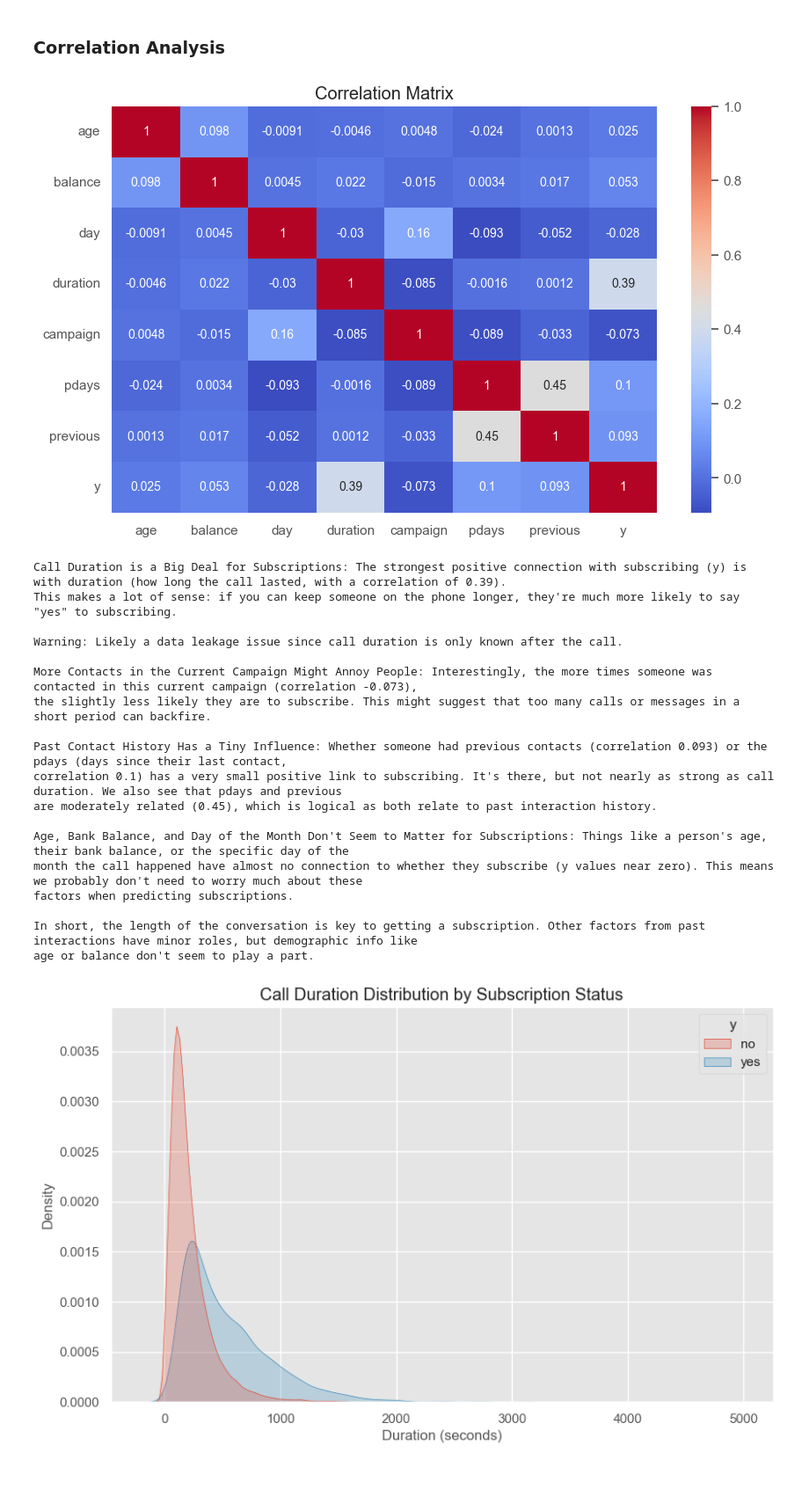
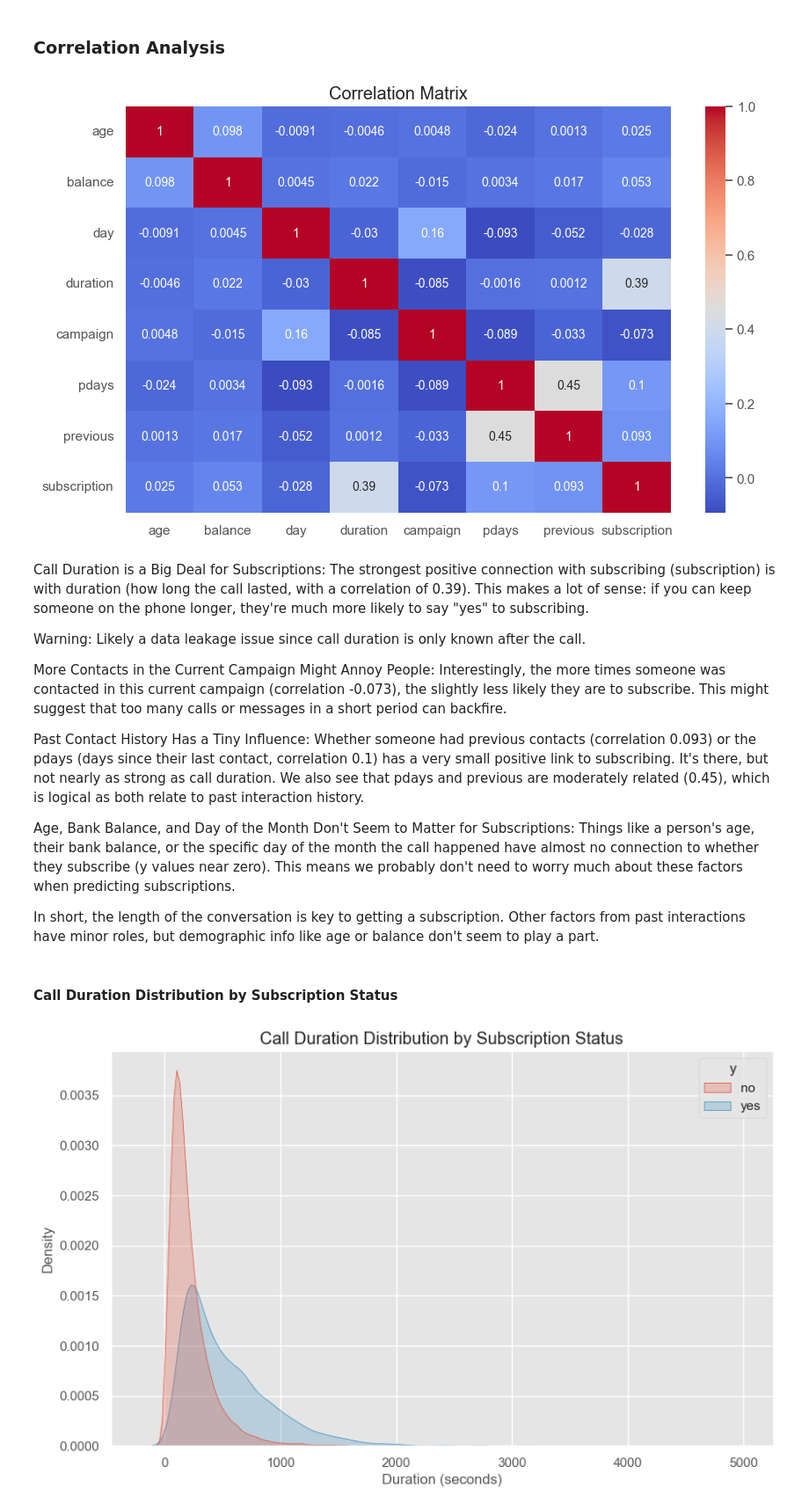
Before and after one commit to JohnEvansOkyere/bank-subscription-prediction, a Jupyter notebook: notebook/01_eda.ipynb, the cells around one changed output. Shown at 88% size. Saved outputs shown, nothing was run; the diff lists cells and outputs as text; code cells hidden in the pictures; blank space fills up the shorter version.

```diff
--- a/notebook/01_eda.ipynb
+++ b/notebook/01_eda.ipynb
@@ -284,54 +399,37 @@ far outweighs the successful subscriptions, indicating a persistent difficulty i
 # %%
 # Encode target for correlation
 df_numeric = data.copy()
-df_numeric["y"] = df_numeric["y"].map({"no": 0, "yes": 1})
+df_numeric["subscription"] = df_numeric["subscription"].map({"no": 0, "yes": 1})
 
 # Correlation matrix
 plt.figure(figsize=(10, 6))
-sns.heatmap(df_numeric[numeric_cols + ["y"]].corr(), annot=True, cmap="coolwarm")
+sns.heatmap(df_numeric[numeric_cols + ["subscription"]].corr(), annot=True, cmap="coolwarm")
 plt.title("Correlation Matrix")
 plt.show()
-
-print("""
-Call Duration is a Big Deal for Subscriptions: The strongest positive connection with subscribing (y) is with duration (how long the call lasted, with a correlation of 0.39).
-This makes a lot of sense: if you can keep someone on the phone longer, they're much more likely to say "yes" to subscribing.
-
-Warning: Likely a data leakage issue since call duration is only known after the call.
-
-More Contacts in the Current Campaign Might Annoy People: Interestingly, the more times someone was contacted in this current campaign (correlation -0.073),
-the slightly less likely they are to subscribe. This might suggest that too many calls or messages in a short period can backfire.
-
-Past Contact History Has a Tiny Influence: Whether someone had previous contacts (correlation 0.093) or the pdays (days since their last contact,
-correlation 0.1) has a very small positive link to subscribing. It's there, but not nearly as strong as call duration. We also see that pdays and previous
-are moderately related (0.45), which is logical as both relate to past interaction history.
-
-Age, Bank Balance, and Day of the Month Don't Seem to Matter for Subscriptions: Things like a person's age, their bank balance, or the specific day of the
-month the call happened have almost no connection to whether they subscribe (y values near zero). This means we probably don't need to worry much about these
-factors when predicting subscriptions.
-
-In short, the length of the conversation is key to getting a subscription. Other factors from past interactions have minor roles, but demographic info like
-age or balance don't seem to play a part.
-""")
 # %% [output]
-[figure, old version]
+[figure, new version]
-Call Duration is a Big Deal for Subscriptions: The strongest positive connection with subscribing (y) is with duration (how long the call lasted, with a correlation of 0.39).
-This makes a lot of sense: if you can keep someone on the phone longer, they're much more likely to say "yes" to subscribing.
-
-Warning: Likely a data leakage issue since call duration is only known after the call.
-
-More Contacts in the Current Campaign Might Annoy People: Interestingly, the more times someone was contacted in this current campaign (correlation -0.073),
-the slightly less likely they are to subscribe. This might suggest that too many calls or messages in a short period can backfire.
-
-Past Contact History Has a Tiny Influence: Whether someone had previous contacts (correlation 0.093) or the pdays (days since their last contact,
-correlation 0.1) has a very small positive link to subscribing. It's there, but not nearly as strong as call duration. We also see that pdays and previous
-are moderately related (0.45), which is logical as both relate to past interaction history.
-
-Age, Bank Balance, and Day of the Month Don't Seem to Matter for Subscriptions: Things like a person's age, their bank balance, or the specific day of the
-month the call happened have almost no connection to whether they subscribe (y values near zero). This means we probably don't need to worry much about these
-factors when predicting subscriptions.
-
-In short, the length of the conversation is key to getting a subscription. Other factors from past interactions have minor roles, but demographic info like
-age or balance don't seem to play a part.
+# %% [markdown]
+
+Call Duration is a Big Deal for Subscriptions: The strongest positive connection with subscribing (subscription) is with duration (how long the call lasted, with a correlation of 0.39).
+This makes a lot of sense: if you can keep someone on the phone longer, they're much more likely to say "yes" to subscribing.
+
+Warning: Likely a data leakage issue since call duration is only known after the call.
+
+More Contacts in the Current Campaign Might Annoy People: Interestingly, the more times someone was contacted in this current campaign (correlation -0.073),
+the slightly less likely they are to subscribe. This might suggest that too many calls or messages in a short period can backfire.
+
+Past Contact History Has a Tiny Influence: Whether someone had previous contacts (correlation 0.093) or the pdays (days since their last contact,
+correlation 0.1) has a very small positive link to subscribing. It's there, but not nearly as strong as call duration. We also see that pdays and previous
+are moderately related (0.45), which is logical as both relate to past interaction history.
+
+Age, Bank Balance, and Day of the Month Don't Seem to Matter for Subscriptions: Things like a person's age, their bank balance, or the specific day of the
+month the call happened have almost no connection to whether they subscribe (y values near zero). This means we probably don't need to worry much about these
+factors when predicting subscriptions.
+
+In short, the length of the conversation is key to getting a subscription. Other factors from past interactions have minor roles, but demographic info like
+age or balance don't seem to play a part.
+# %% [markdown]
+#### Call Duration Distribution by Subscription Status
 # %%
 import seaborn as sns
 import matplotlib.pyplot as plt
```
Also changed, not shown: parts of 37 cells of this notebook, 9 other files.
